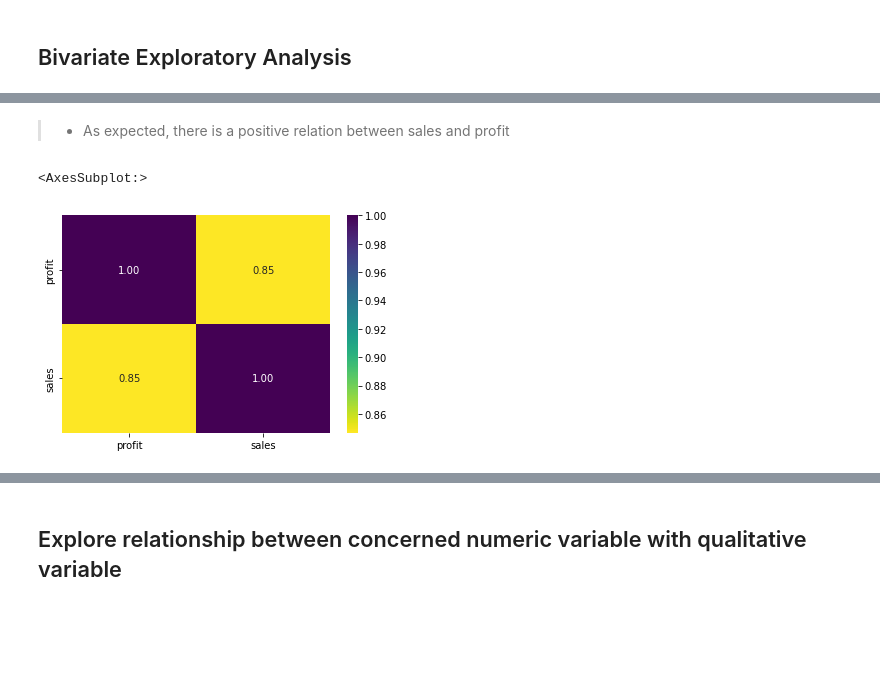
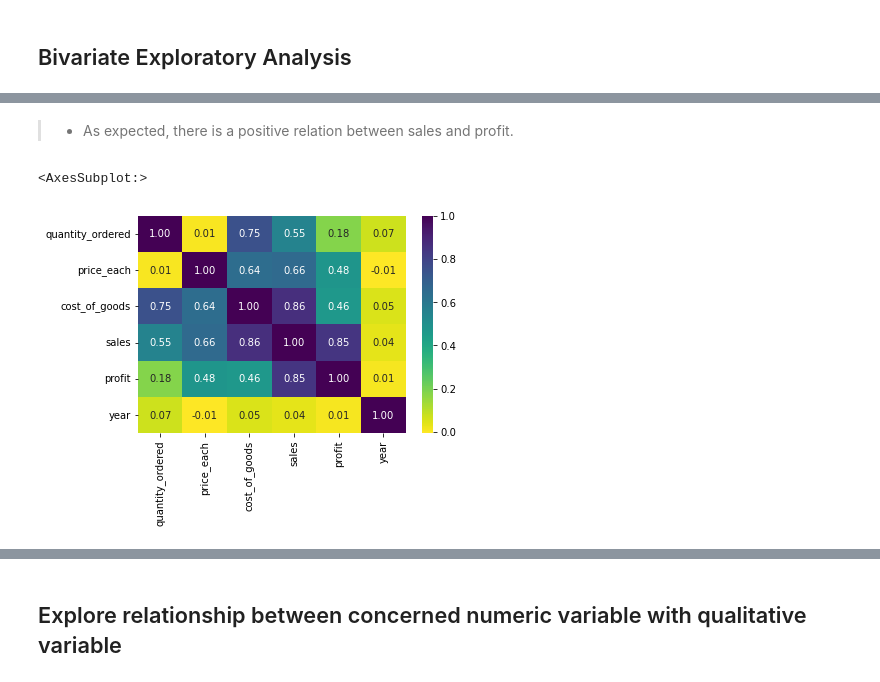
Before and after one commit to Biob-scientist/Sales_analytics, a Jupyter notebook: sales_exploratory_analysis.ipynb, the cells around one changed output, grey strips where cells are left out. Saved outputs shown, nothing was run; the diff lists cells and outputs as text; code cells hidden in the pictures; blank space fills up the shorter version.

```diff
--- a/sales_exploratory_analysis.ipynb
+++ b/sales_exploratory_analysis.ipynb
@@ -364,8 +350,8 @@ g.map(plt.scatter)
 # %% [markdown]
->- As expected, there is a positive relation between sales and profit
+>- As expected, there is a positive relation between sales and profit.
 # %%
 
-sns.heatmap(data=df[num_col].corr(),annot=True,fmt='.2f',cmap='viridis_r')
+sns.heatmap(data=df.corr(),annot=True,fmt='.2f',cmap='viridis_r')
 # %% [output]
 <AxesSubplot:>
-[figure, old version]
+[figure, new version]
```
Also changed, not shown: parts of 24 cells of this notebook.
